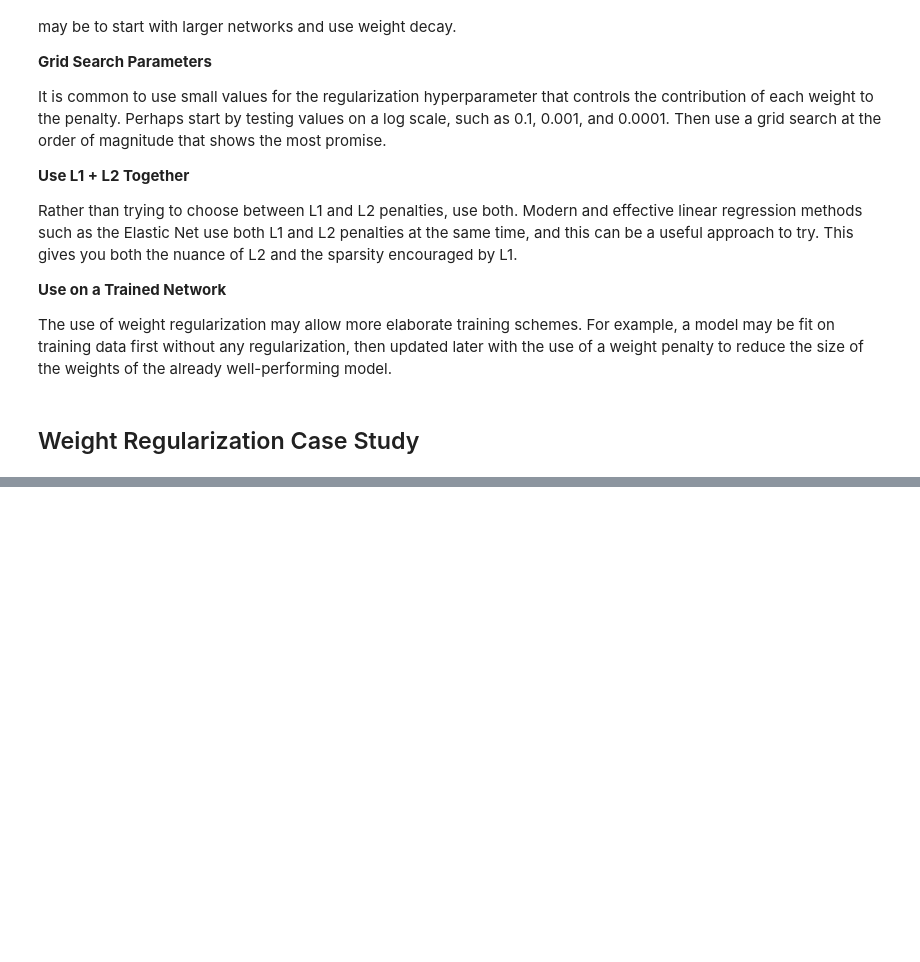
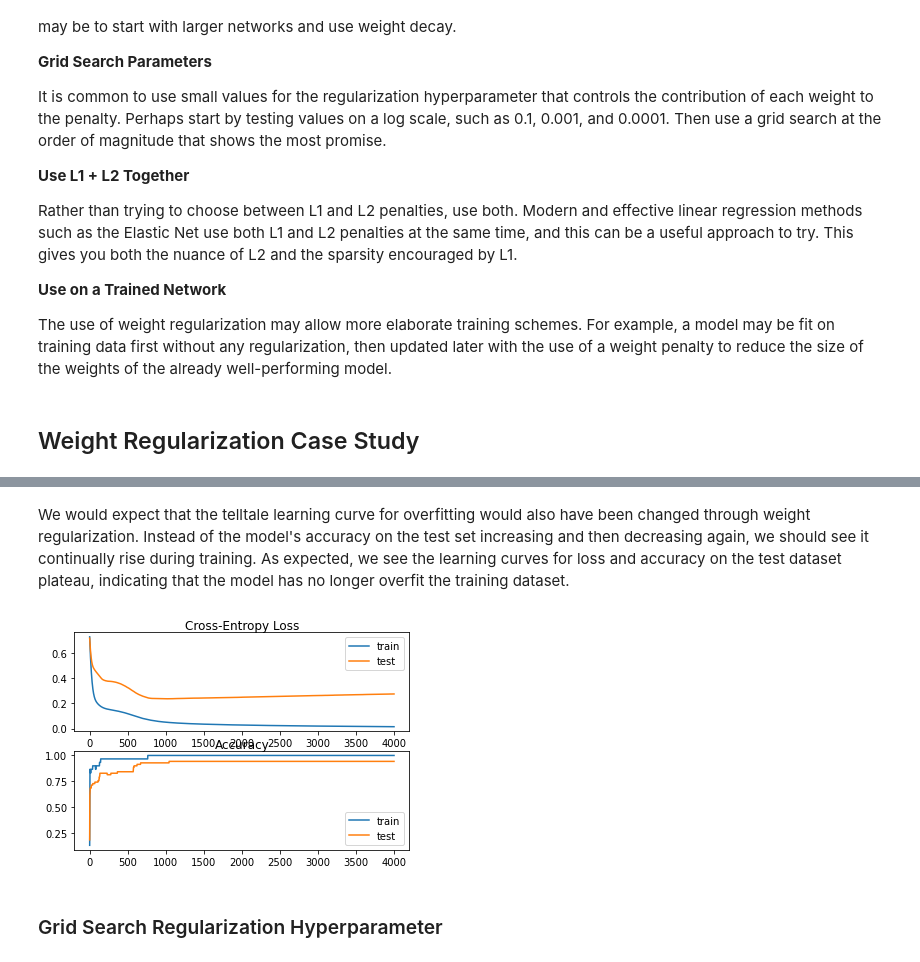
Before and after one commit to eccnil/deep-learning-exercises, a Jupyter notebook: 4.Advanced Topics/2.Better Generalization/1.Penalize Large Weights with Weight Regularization.ipynb, the cells around one changed output, grey strips where cells are left out. Cells and saved outputs as stored; diff of their text form; code cells hidden in the pictures; blank space fills up the shorter version.

```diff
--- a/4.Advanced Topics/2.Better Generalization/1.Penalize Large Weights with Weight Regularization.ipynb
+++ b/4.Advanced Topics/2.Better Generalization/1.Penalize Large Weights with Weight Regularization.ipynb
@@ -82,0 +281,29 @@ The use of weight regularization may allow more elaborate training schemes. For
+# %%
+# mlp with weight regularization for the moons dataset
+from sklearn.datasets import make_moons
+from tensorflow.keras.models import Sequential
+from tensorflow.keras.layers import Dense
+from tensorflow.keras.regularizers import l2
+from matplotlib import pyplot
+
+# generate 2d classification dataset
+X, y = make_moons(n_samples=100, noise=0.2, random_state=1)
+
+# split into train and test sets
+n_train = 30
+trainX, testX = X[:n_train, :], X[n_train:, :]
+trainy, testy = y[:n_train], y[n_train:]
+
+# define model
+model = Sequential()
+model.add(Dense(500, input_dim=2, activation='relu', kernel_regularizer=l2(0.001)))
+model.add(Dense(1, activation='sigmoid'))
+model.compile(loss='binary_crossentropy', optimizer='adam', metrics=['accuracy'])
+
+# fit model
+history = model.fit(trainX, trainy, epochs=4000, validation_data=(testX, testy), verbose=0)
+
+# evaluate the model
+_, train_acc = model.evaluate(trainX, trainy, verbose=0)
+_, test_acc = model.evaluate(testX, testy, verbose=0)
+print('Train: %.3f, Test: %.3f' % (train_acc, test_acc))
@@ -82,0 +318,22 @@ The use of weight regularization may allow more elaborate training schemes. For
+# %% [markdown]
+We would expect that the telltale learning curve for overfitting would also have been changed through weight regularization. Instead of the model's accuracy on the test set increasing and then decreasing again, we should see it continually rise during training. As expected, we see the learning curves for loss and accuracy on the test dataset plateau, indicating that the model has no longer overfit the training dataset.
+# %%
+# plot loss learning curves
+pyplot.subplot(211)
+pyplot.title('Cross-Entropy Loss', pad=-40)
+pyplot.plot(history.history['loss'], label='train')
+pyplot.plot(history.history['val_loss'], label='test')
+pyplot.legend()
+
+# plot accuracy learning curves
+pyplot.subplot(212)
+pyplot.title('Accuracy', pad=-40)
+pyplot.plot(history.history['accuracy'], label='train')
+pyplot.plot(history.history['val_accuracy'], label='test')
+pyplot.legend()
+
+pyplot.show()
+# %% [output]
+[figure, added]
+# %% [markdown]
+### Grid Search Regularization Hyperparameter
```
Also changed, not shown: parts of 39 cells of this notebook, 12 other files.
